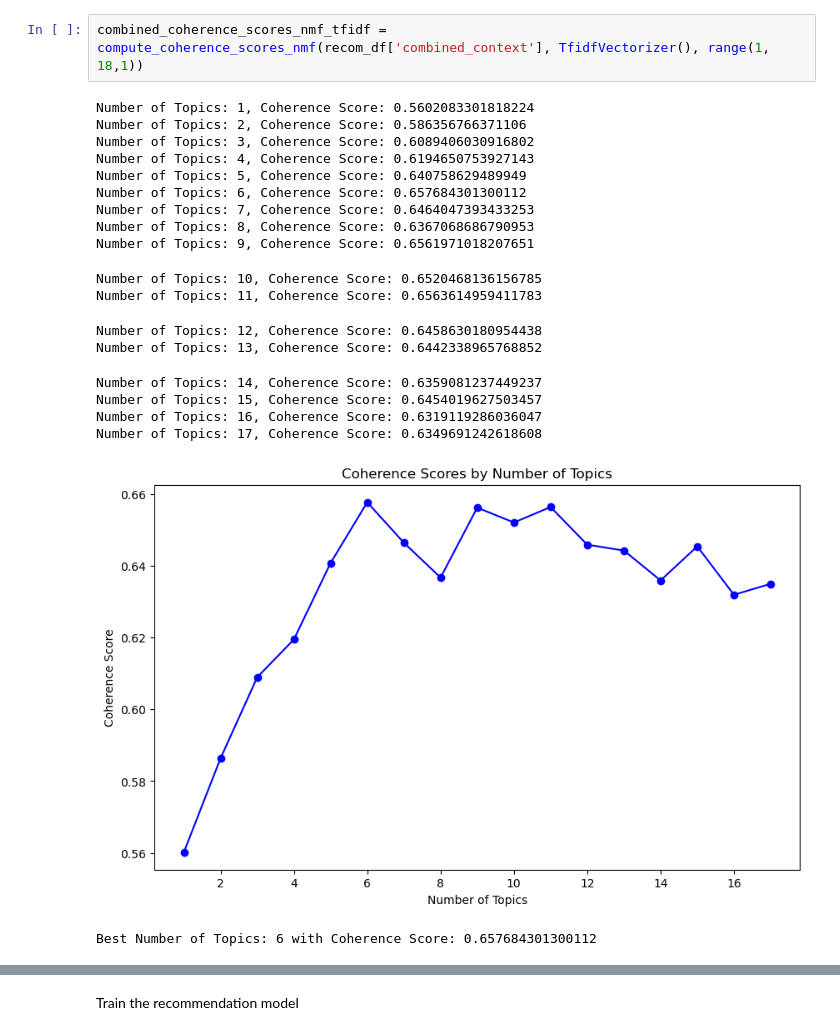
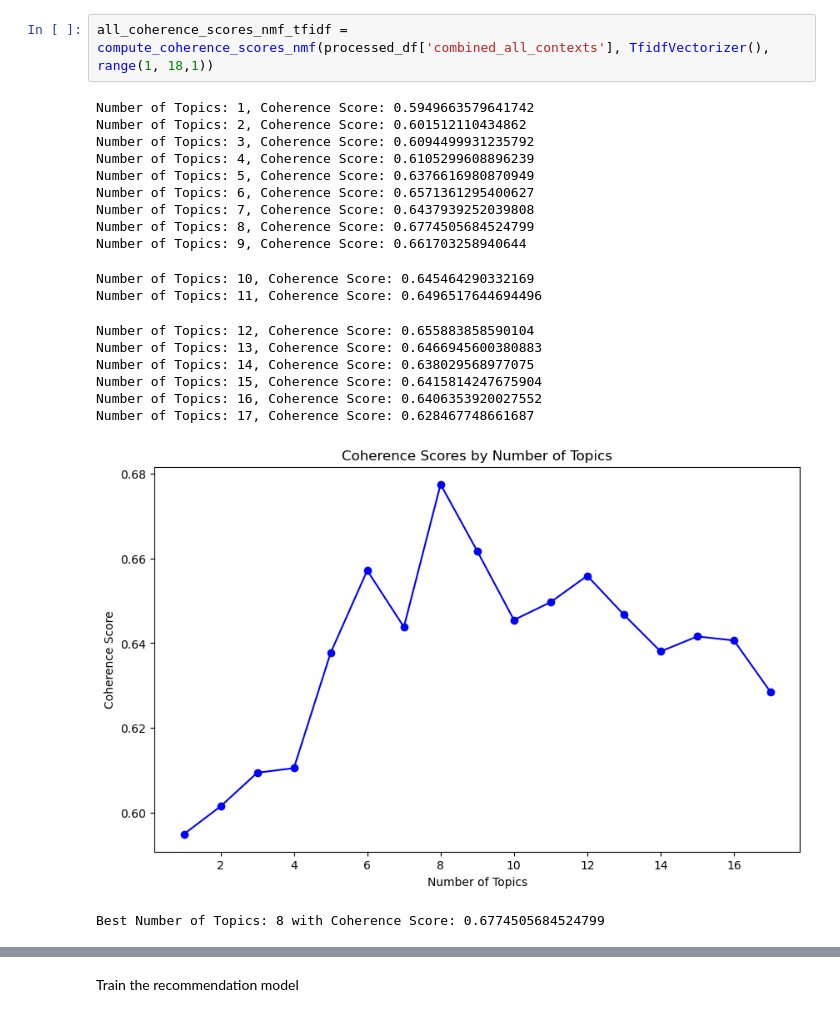
Before and after one commit to jonkerr/indian-food, a Jupyter notebook: topic_modeling_NMF.ipynb, the cells around one changed output, grey strips where cells are left out. Saved outputs shown, nothing was run; the diff lists cells and outputs as text.

```diff
--- a/topic_modeling_NMF.ipynb
+++ b/topic_modeling_NMF.ipynb
@@ -120,22 +128,22 @@ Compare the performance of NMF model on TF-IDF vectorizer using "combined_contex
 # %%
-combined_coherence_scores_nmf_tfidf = compute_coherence_scores_nmf(recom_df['combined_context'], TfidfVectorizer(), range(1, 18,1))
+all_coherence_scores_nmf_tfidf = compute_coherence_scores_nmf(processed_df['combined_all_contexts'], TfidfVectorizer(), range(1, 18,1))
 # %% [output]
-Number of Topics: 1, Coherence Score: 0.5602083301818224
-Number of Topics: 2, Coherence Score: 0.586356766371106
-Number of Topics: 3, Coherence Score: 0.6089406030916802
-Number of Topics: 4, Coherence Score: 0.6194650753927143
-Number of Topics: 5, Coherence Score: 0.640758629489949
-Number of Topics: 6, Coherence Score: 0.657684301300112
-Number of Topics: 7, Coherence Score: 0.6464047393433253
-Number of Topics: 8, Coherence Score: 0.6367068686790953
-Number of Topics: 9, Coherence Score: 0.6561971018207651
+Number of Topics: 1, Coherence Score: 0.5949663579641742
+Number of Topics: 2, Coherence Score: 0.601512110434862
+Number of Topics: 3, Coherence Score: 0.6094499931235792
+Number of Topics: 4, Coherence Score: 0.6105299608896239
+Number of Topics: 5, Coherence Score: 0.6376616980870949
+Number of Topics: 6, Coherence Score: 0.6571361295400627
+Number of Topics: 7, Coherence Score: 0.6437939252039808
+Number of Topics: 8, Coherence Score: 0.6774505684524799
+Number of Topics: 9, Coherence Score: 0.661703258940644
-Number of Topics: 10, Coherence Score: 0.6520468136156785
-Number of Topics: 11, Coherence Score: 0.6563614959411783
+Number of Topics: 10, Coherence Score: 0.645464290332169
+Number of Topics: 11, Coherence Score: 0.6496517644694496
-Number of Topics: 12, Coherence Score: 0.6458630180954438
-Number of Topics: 13, Coherence Score: 0.6442338965768852
+Number of Topics: 12, Coherence Score: 0.655883858590104
+Number of Topics: 13, Coherence Score: 0.6466945600380883
+Number of Topics: 14, Coherence Score: 0.638029568977075
+Number of Topics: 15, Coherence Score: 0.6415814247675904
+Number of Topics: 16, Coherence Score: 0.6406353920027552
+Number of Topics: 17, Coherence Score: 0.628467748661687
+[figure, new version]
-Number of Topics: 14, Coherence Score: 0.6359081237449237
-Number of Topics: 15, Coherence Score: 0.6454019627503457
-Number of Topics: 16, Coherence Score: 0.6319119286036047
-Number of Topics: 17, Coherence Score: 0.6349691242618608
+Best Number of Topics: 8 with Coherence Score: 0.6774505684524799
-[figure, old version]
-Best Number of Topics: 6 with Coherence Score: 0.657684301300112
```
Also changed, not shown: parts of 25 cells of this notebook, 3 other files.
